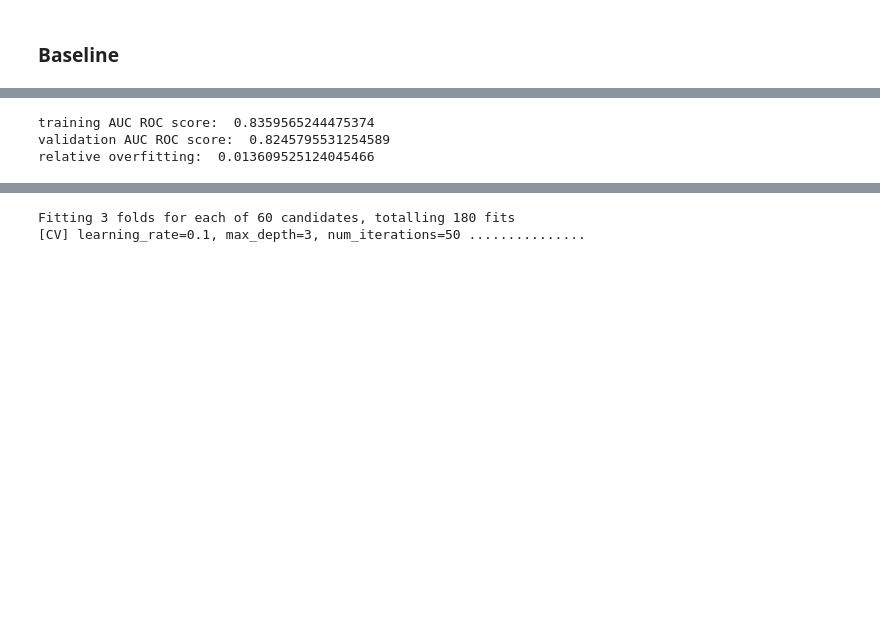
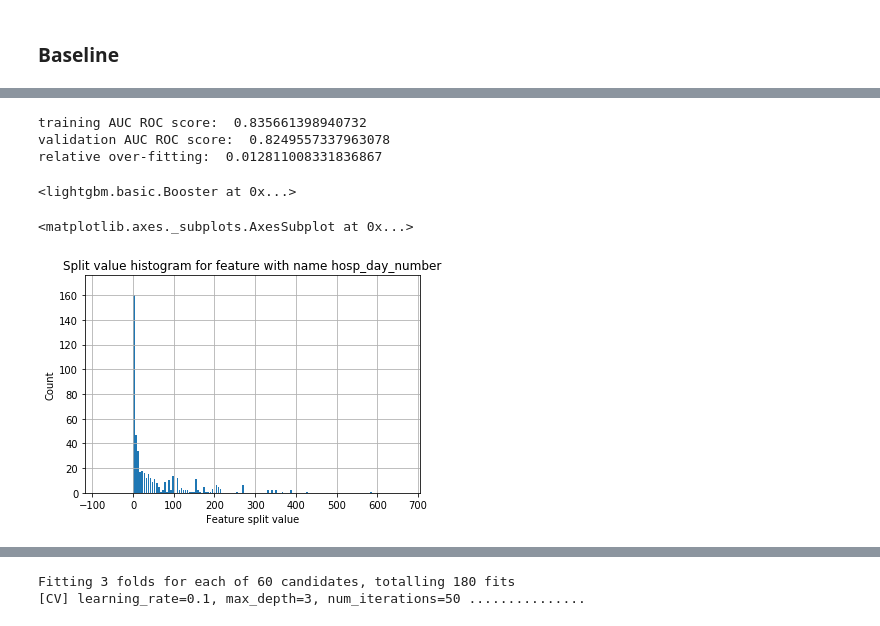
Before and after one commit to josedallavia/A-Machine-Learning-Approach-for-Optimization-of-Hospital-Bed-Utilization, a Jupyter notebook: experiments/extra_Features_model/Model-selection_lgbm_extrafeatures.ipynb, the cells around one changed output, grey strips where cells are left out. Saved outputs shown, nothing was run; the diff lists cells and outputs as text; code cells hidden in the pictures; blank space fills up the shorter version.

```diff
--- a/experiments/extra_Features_model/Model-selection_lgbm_extrafeatures.ipynb
+++ b/experiments/extra_Features_model/Model-selection_lgbm_extrafeatures.ipynb
@@ -50,7 +50,7 @@ model_params = {'classifier': 'lgbm',
                'accepts_sparse': True,
                 'categorical_features' : categorical_features ,
                 'numerical_features' : numerical_features,
-               'scale_numerical': True}
+               'scale_numerical': False}
 # %%
 lgbm_extra_features = Model(**model_params)
 lgbm_extra_features.transform(data)
@@ -101,6 +87,10 @@ Training classifier
 # %%
 lgbm_extra_features.get_performance_metrics()
 # %% [output]
-training AUC ROC score:  0.8359565244475374
-validation AUC ROC score:  0.8245795531254589
-relative overfitting:  0.013609525124045466
+training AUC ROC score:  0.835661398940732
+validation AUC ROC score:  0.8249557337963078
+relative over-fitting:  0.012811008331836867
+# %%
+lgbm_extra_features.classifier.lgbm_classifier
+# %% [output]
+<lightgbm.basic.Booster at 0x...>
@@ -106,0 +99,7 @@ relative overfitting:  0.013609525124045466
+# %%
+booster = lgbm_extra_features.classifier.lgbm_classifier
+# %%
+lgbm.plot_split_value_histogram(booster, feature='hosp_day_number')
+# %% [output]
+<matplotlib.axes._subplots.AxesSubplot at 0x...>
+[figure, added]
```
Also changed, not shown: parts of 9 cells of this notebook, 2 other files.
